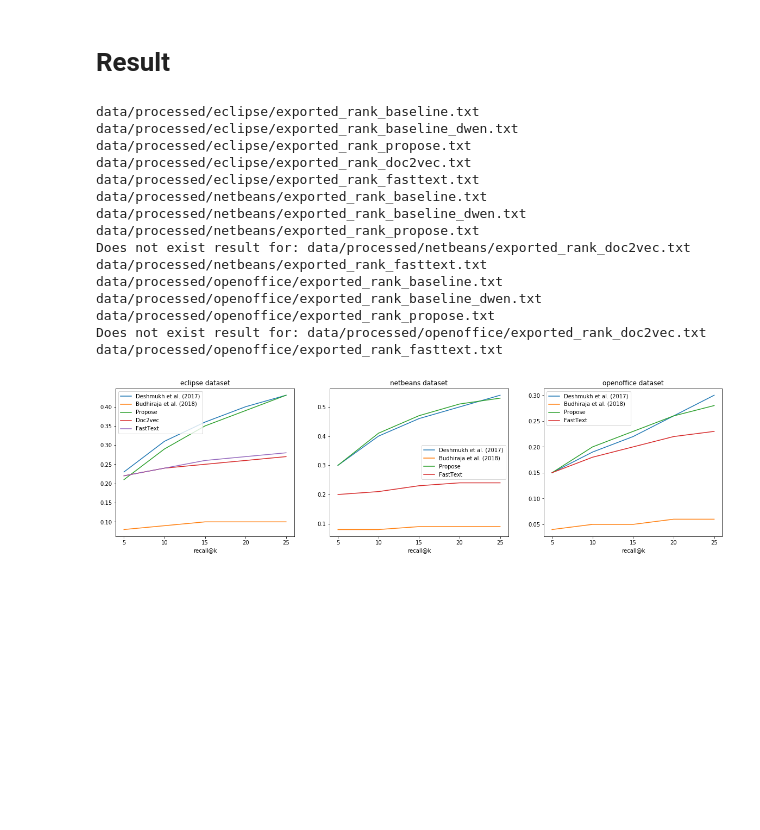
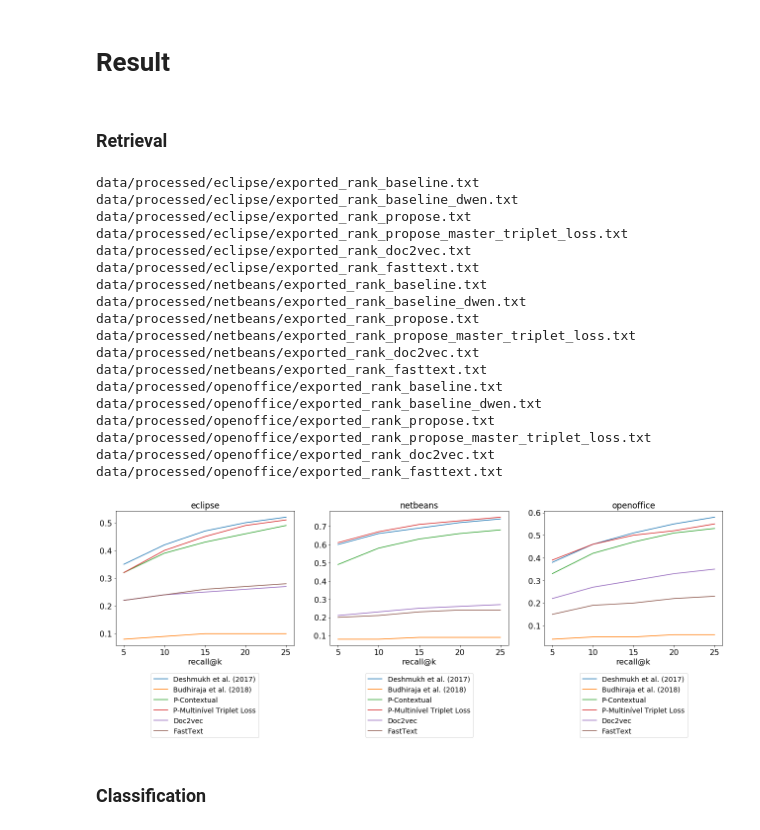
Before and after one commit to thiagomarquesrocha/siameseQAT, a Jupyter notebook: result.ipynb, the cells around one changed output. Drawn from its saved outputs; the diff is of its cells as text; code cells hidden in the pictures; blank space fills up the shorter version.

Commit message:
feat: Retrieval and Classification experiment updated, now the train and test is generate by the dataset_statistics notebook

```diff
--- a/result.ipynb
+++ b/result.ipynb
@@ -17,15 +27,9 @@ from methods.evaluation import Evaluation
+# %% [markdown]
+### Retrieval
 # %%
 recall = []
-methods, recall_index, datasets = [], [], []
+aproach, recall_index, datasets = [], [], []
 df = pd.DataFrame(columns=['method', 'acc', 'recall@k', 'domain'])
-
-domains = ['eclipse', 'netbeans', 'openoffice']
-authors = { 'baseline': 'Deshmukh et al. (2017)',
-            'baseline_dwen': 'Budhiraja et al. (2018)',
-            'propose': 'Propose',
-            'doc2vec': 'Doc2vec',
-           'fasttext': 'FastText'
-          }
 
 for domain in domains:
     # Domain to use
@@ -33,7 +37,7 @@ for domain in domains:
     # Dataset paths
     DIR = 'data/processed/{}'.format(DOMAIN)
 
-    for method in ['baseline', 'baseline_dwen', 'propose', 'doc2vec', 'fasttext']:
+    for method in methods:
         evaluation = Evaluation(0)
         path = os.path.join(DIR, 'exported_rank_{}.txt'.format(method))
         try:
@@ -43,50 +47,70 @@ for domain in domains:
             recall.append(report['3 - recall_at_15'])
             recall.append(report['4 - recall_at_20'])
             recall.append(report['5 - recall_at_25'])
-            methods += [authors[method]] * 5
+            aproach += [authors[method]] * 5
             datasets += [domain] * 5
             recall_index += [5, 10, 15, 20, 25]
             print(path)
-        except:
+        except Exception as e:
+            print(e)
             print("Does not exist result for: {}".format(path))
             pass
 
 df['acc'] = recall
 df['recall@k'] = recall_index
-df['method'] = methods
+df['method'] = aproach
 df['domain'] = datasets
 # %% [output]
 data/processed/eclipse/exported_rank_baseline.txt
 data/processed/eclipse/exported_rank_baseline_dwen.txt
 data/processed/eclipse/exported_rank_propose.txt
+data/processed/eclipse/exported_rank_propose_master_triplet_loss.txt
 data/processed/eclipse/exported_rank_doc2vec.txt
 data/processed/eclipse/exported_rank_fasttext.txt
 data/processed/netbeans/exported_rank_baseline.txt
 data/processed/netbeans/exported_rank_baseline_dwen.txt
 data/processed/netbeans/exported_rank_propose.txt
-Does not exist result for: data/processed/netbeans/exported_rank_doc2vec.txt
+data/processed/netbeans/exported_rank_propose_master_triplet_loss.txt
+data/processed/netbeans/exported_rank_doc2vec.txt
 data/processed/netbeans/exported_rank_fasttext.txt
 data/processed/openoffice/exported_rank_baseline.txt
 data/processed/openoffice/exported_rank_baseline_dwen.txt
 data/processed/openoffice/exported_rank_propose.txt
-Does not exist result for: data/processed/openoffice/exported_rank_doc2vec.txt
+data/processed/openoffice/exported_rank_propose_master_triplet_loss.txt
+data/processed/openoffice/exported_rank_doc2vec.txt
 data/processed/openoffice/exported_rank_fasttext.txt
 # %%
 import matplotlib.ticker as mticker
 
+MEDIUM_SIZE = 16
+SMALL_SIZE = 14
+
+plt.rc('font', size=SMALL_SIZE)
+plt.rc('axes', labelsize=MEDIUM_SIZE)    # fontsize of the x and y labels
+plt.rc('xtick', labelsize=MEDIUM_SIZE)    # fontsize of the tick labels
+plt.rc('ytick', labelsize=MEDIUM_SIZE)    # fontsize of the tick labels
+
+#plt.rc('legend', fontsize=SMALL_SIZE)    # legend fontsize
+#plt.rc('figure', titlesize=BIGGER_SIZE)  # fontsize of the figure title
+
 # equivalent but more general
-fig, axes = plt.subplots(nrows=1, ncols=len(domains), figsize=(20, 5))
+fig, axes = plt.subplots(nrows=1, ncols=len(domains), figsize=(22, 5))
 
 for index, domain in enumerate(domains):
-    methods = df['method'].unique()
-    for method in methods:
+    aproachs = df['method'].unique()
+    for method in aproachs:
         experiment = df[(df['method'] == method) & (df['domain'] == domain)]
         if experiment.shape[0] > 0:
             experiment.plot(x='recall@k', y='acc', label=method, ax=axes[index])
 
-    axes[index].set_title('{} dataset'.format(domain))
+    axes[index].set_title('{}'.format(domain))
+    axes[index].legend(loc='upper center', bbox_to_anchor=(0.5, -0.18))
     formatter = mticker.ScalarFormatter()
     axes[index].xaxis.set_major_formatter(formatter)
     axes[index].xaxis.set_major_locator(mticker.FixedLocator([5, 10, 15, 20, 25]))
+
+plt.savefig('retrieval.png')
 # %% [output]
-[figure, old version]
+[figure, new version]
+# %% [markdown]
+### Classification
```
Also changed, not shown: parts of 4 cells of this notebook, 12 other files.
